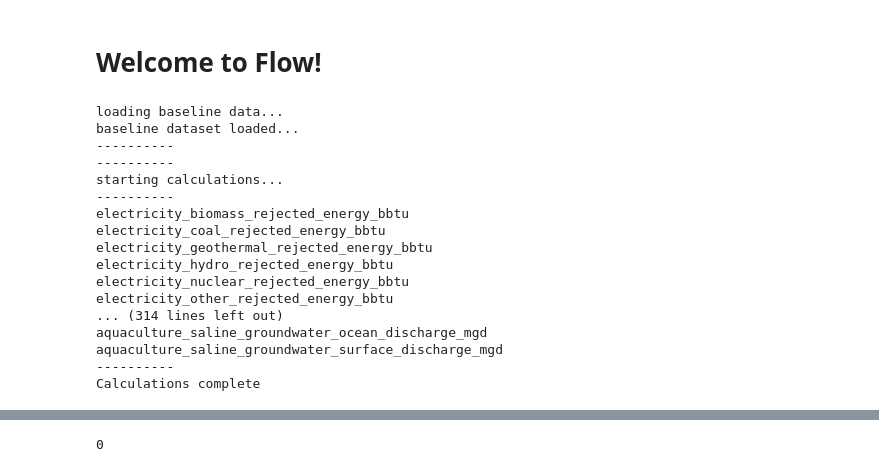
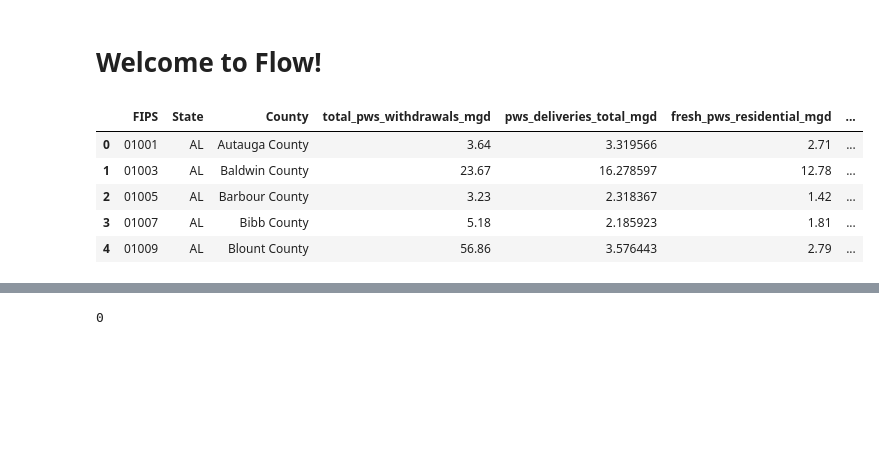
Before and after one commit to pnnl/interflow, a Jupyter notebook: flow_notebook.ipynb, the cells around one changed output, grey strips where cells are left out. Saved outputs shown, nothing was run; the diff lists cells and outputs as text; code cells hidden in the pictures; blank space fills up the shorter version.

```diff
--- a/flow_notebook.ipynb
+++ b/flow_notebook.ipynb
@@ -3,28 +3,18 @@
 # %%
 import pandas as pd
 import numpy as np
 import matplotlib as plt
 
 import flow
+
+df = flow.calc_pws_discharge()
+df.head()
+# %% [output]
+|  | FIPS | State | County | total_pws_withdrawals_mgd | pws_deliveries_total_mgd | fresh_pws_residential_mgd | ... |
+| 0 | 01001 | AL | Autauga County | 3.64 | 3.319566 | 2.71 | ... |
+| 1 | 01003 | AL | Baldwin County | 23.67 | 16.278597 | 12.78 | ... |
+| 2 | 01005 | AL | Barbour County | 3.23 | 2.318367 | 1.42 | ... |
+| 3 | 01007 | AL | Bibb County | 5.18 | 2.185923 | 1.81 | ... |
+| 4 | 01009 | AL | Blount County | 56.86 | 3.576443 | 2.79 | ... |
-# %%
-df_prime = flow.aggregate()
-# %% [output]
-loading baseline data...
-baseline dataset loaded...
-----------
-----------
-starting calculations...
-----------
-electricity_biomass_rejected_energy_bbtu
-electricity_coal_rejected_energy_bbtu
-electricity_geothermal_rejected_energy_bbtu
-electricity_hydro_rejected_energy_bbtu
-electricity_nuclear_rejected_energy_bbtu
-electricity_other_rejected_energy_bbtu
-... (314 lines left out)
-aquaculture_saline_groundwater_ocean_discharge_mgd
-aquaculture_saline_groundwater_surface_discharge_mgd
-----------
-Calculations complete
 # %%
 data = flow.configure_data()
```
Also changed, not shown: parts of 15 cells of this notebook, 3 other files.
